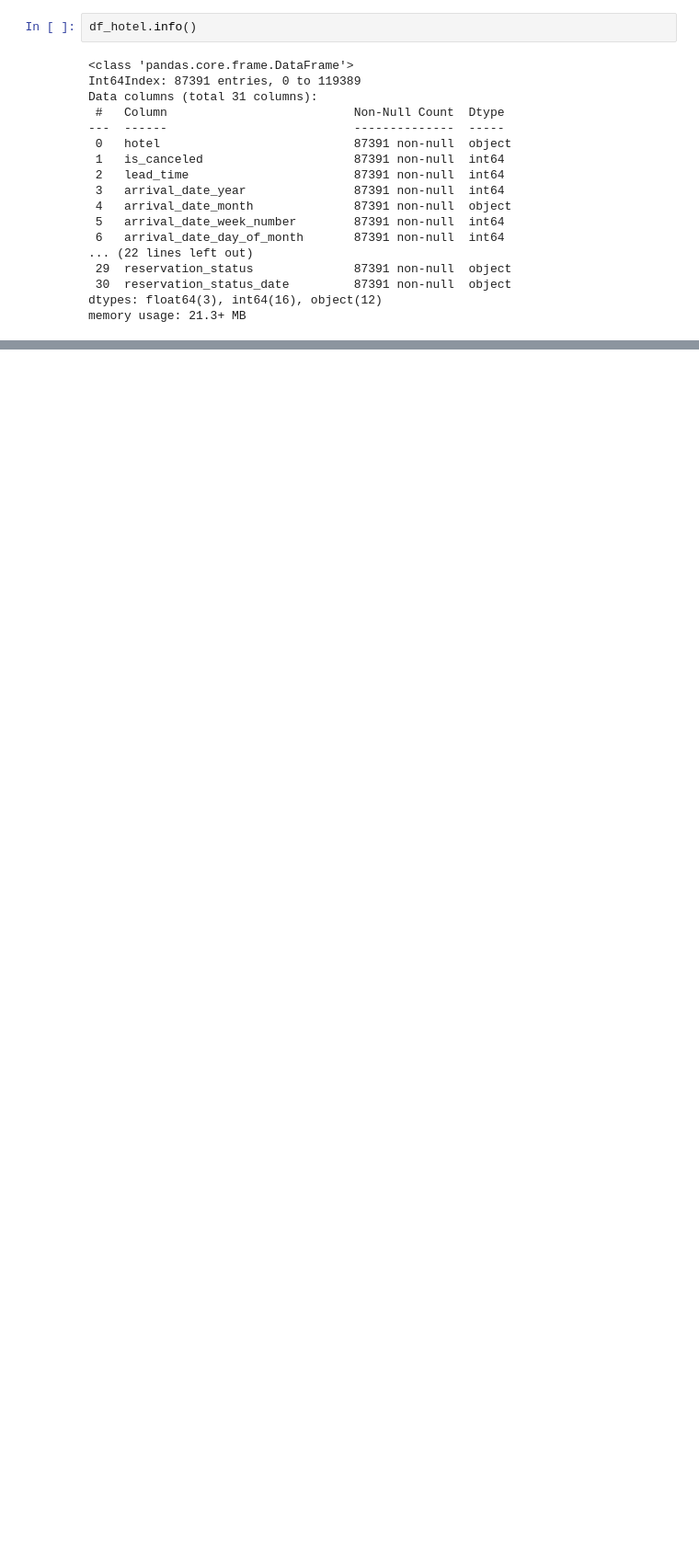
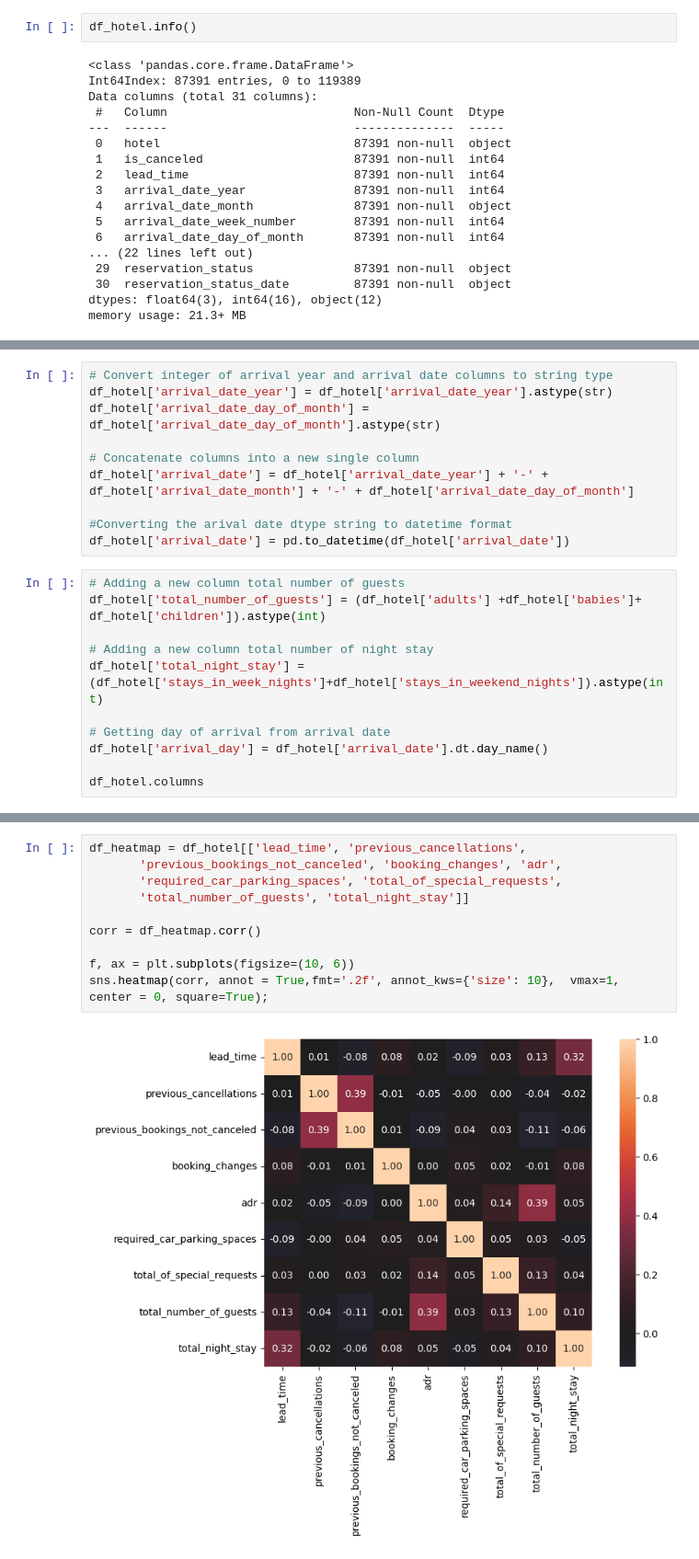
Before and after one commit to jamal-faisal/EDA_Hotel, a Jupyter notebook: EDA_Hotel_Booking.ipynb, the cells around one changed output, grey strips where cells are left out. Shown: that part at 92% size. Saved outputs shown, nothing was run; the diff lists cells and outputs as text; blank space fills up the shorter version.

```diff
--- a/EDA_Hotel_Booking.ipynb
+++ b/EDA_Hotel_Booking.ipynb
@@ -264,0 +266,21 @@ memory usage: 21.3+ MB
+# %%
+# Convert integer of arrival year and arrival date columns to string type
+df_hotel['arrival_date_year'] = df_hotel['arrival_date_year'].astype(str)
+df_hotel['arrival_date_day_of_month'] = df_hotel['arrival_date_day_of_month'].astype(str)
+
+# Concatenate columns into a new single column
+df_hotel['arrival_date'] = df_hotel['arrival_date_year'] + '-' + df_hotel['arrival_date_month'] + '-' + df_hotel['arrival_date_day_of_month']
+
+#Converting the arival date dtype string to datetime format
+df_hotel['arrival_date'] = pd.to_datetime(df_hotel['arrival_date'])
+# %%
+# Adding a new column total number of guests
+df_hotel['total_number_of_guests'] = (df_hotel['adults'] +df_hotel['babies']+ df_hotel['children']).astype(int)
+
+# Adding a new column total number of night stay
+df_hotel['total_night_stay'] = (df_hotel['stays_in_week_nights']+df_hotel['stays_in_weekend_nights']).astype(int)
+
+# Getting day of arrival from arrival date
+df_hotel['arrival_day'] = df_hotel['arrival_date'].dt.day_name()
+
+df_hotel.columns
@@ -264,0 +303,12 @@ memory usage: 21.3+ MB
+# %%
+df_heatmap = df_hotel[['lead_time', 'previous_cancellations',
+       'previous_bookings_not_canceled', 'booking_changes', 'adr',
+       'required_car_parking_spaces', 'total_of_special_requests',
+       'total_number_of_guests', 'total_night_stay']]
+
+corr = df_heatmap.corr()
+
+f, ax = plt.subplots(figsize=(10, 6))
+sns.heatmap(corr, annot = True,fmt='.2f', annot_kws={'size': 10},  vmax=1, center = 0, square=True);
+# %% [output]
+[figure, added]
```
Also changed, not shown: parts of 8 cells of this notebook.
